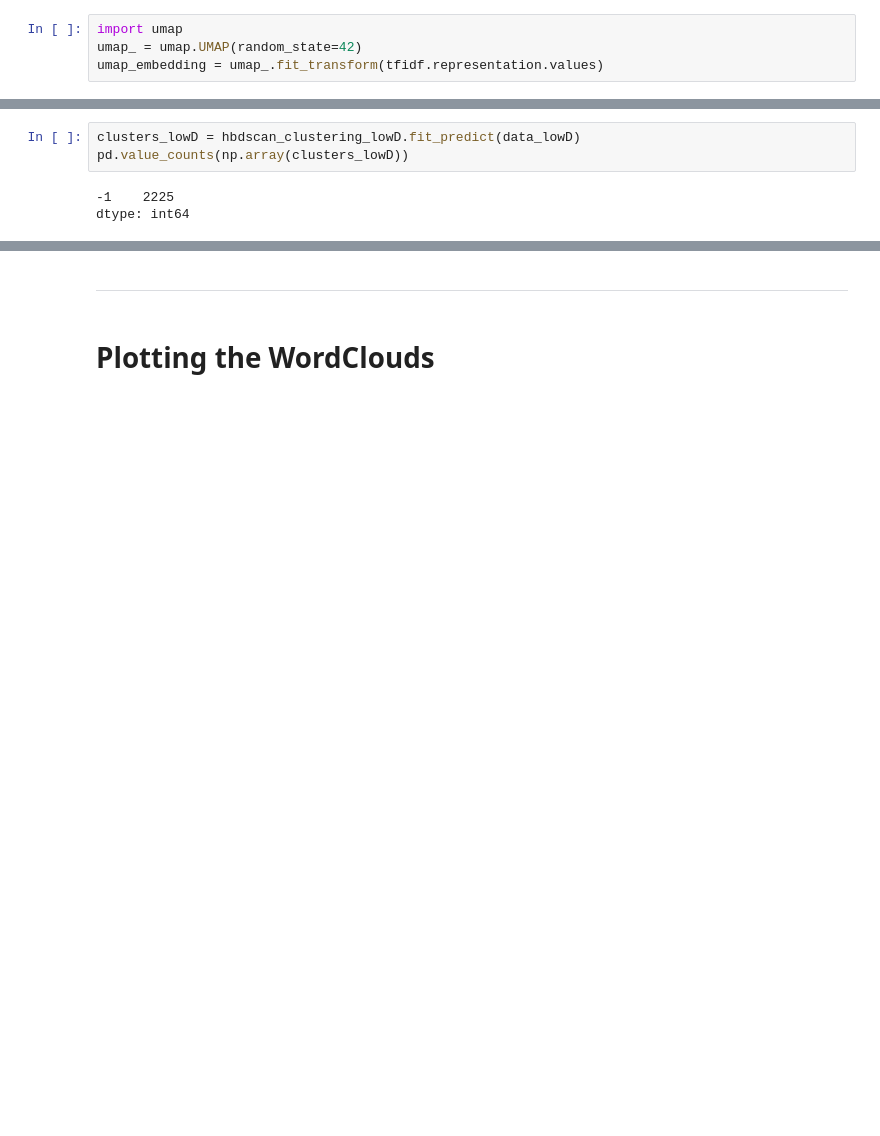
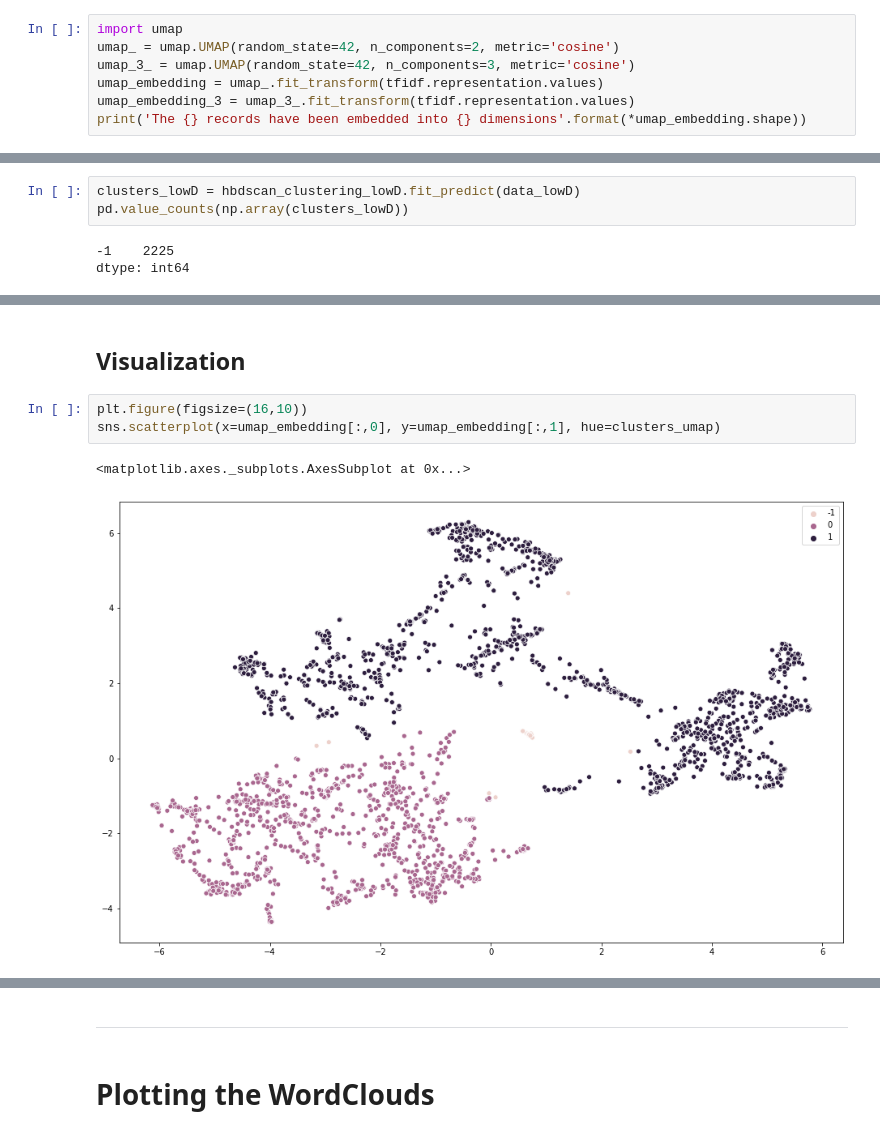
Before and after one commit to PabloRR100/NLP, a Jupyter notebook: Side_projects/Document_Clustering/Notebooks__Local/HDBSCAN.ipynb, the cells around one changed output, grey strips where cells are left out. Cells and saved outputs as stored; diff of their text form; blank space fills up the shorter version.

Commit message:
umap + hdbscan looks great

```diff
--- a/Side_projects/Document_Clustering/Notebooks__Local/HDBSCAN.ipynb
+++ b/Side_projects/Document_Clustering/Notebooks__Local/HDBSCAN.ipynb
@@ -124,5 +124,8 @@ The 2225 have been embedded into 50 dimensions
 ### UMAP
 # %%
 import umap
-umap_ = umap.UMAP(random_state=42)
+umap_ = umap.UMAP(random_state=42, n_components=2, metric='cosine')
+umap_3_ = umap.UMAP(random_state=42, n_components=3, metric='cosine')
 umap_embedding = umap_.fit_transform(tfidf.representation.values)
+umap_embedding_3 = umap_3_.fit_transform(tfidf.representation.values)
+print('The {} records have been embedded into {} dimensions'.format(*umap_embedding.shape))
@@ -161,0 +179,8 @@ dtype: int64
+# %% [markdown]
+## Visualization
+# %%
+plt.figure(figsize=(16,10))
+sns.scatterplot(x=umap_embedding[:,0], y=umap_embedding[:,1], hue=clusters_umap)
+# %% [output]
+<matplotlib.axes._subplots.AxesSubplot at 0x...>
+[figure, added]
```
Also changed, not shown: parts of 10 cells of this notebook.
